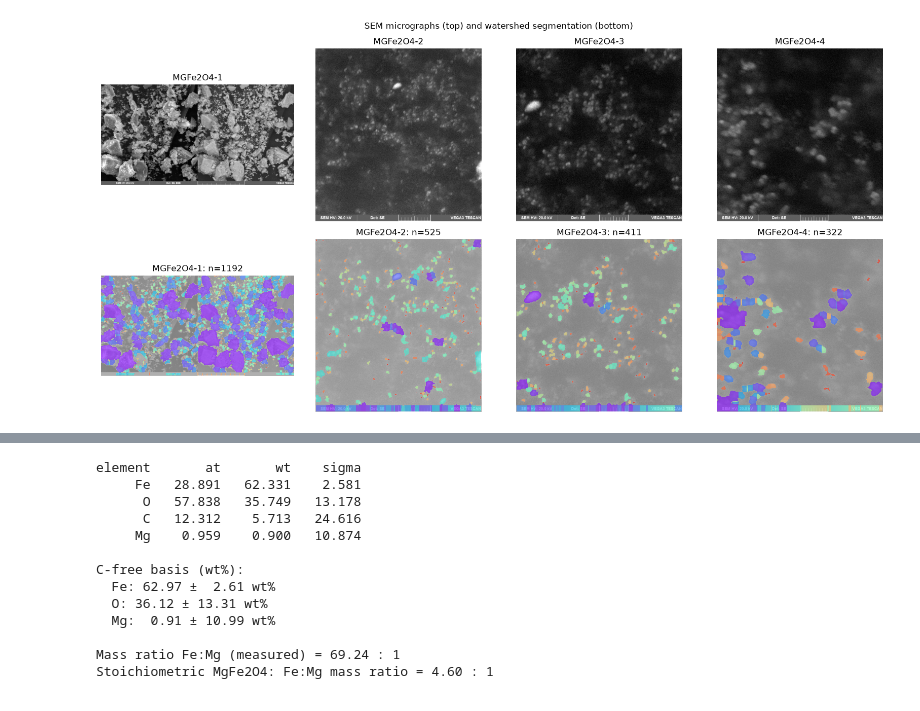
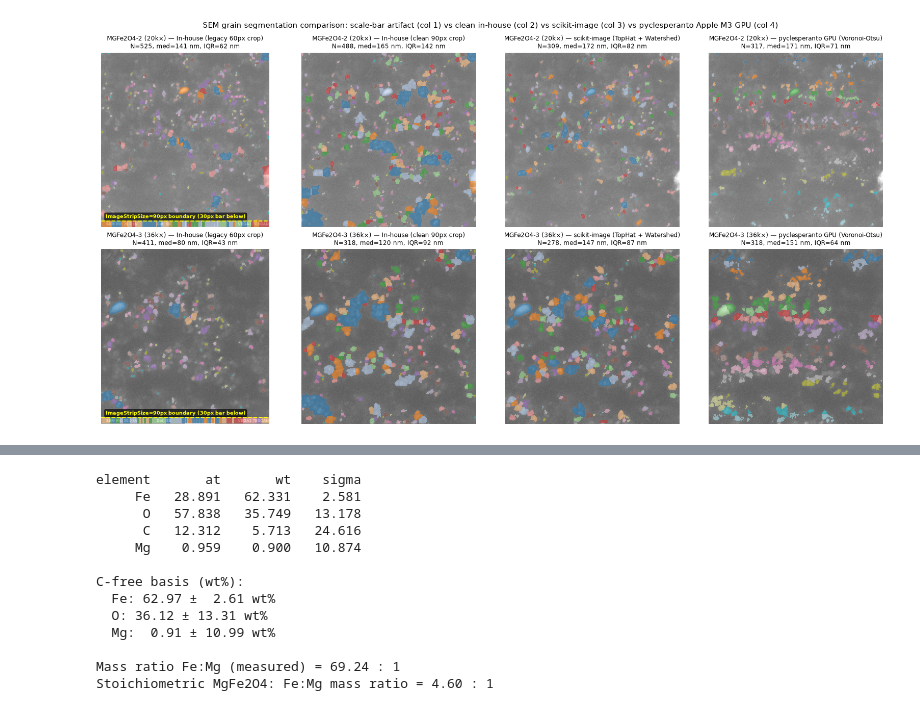
Before and after one commit to rifu-uni/tcb, a Jupyter notebook: analysis/notebooks/sem_grain_analysis.ipynb, the cells around one changed output, grey strips where cells are left out. Saved outputs shown, nothing was run; the diff lists cells and outputs as text; code cells hidden in the pictures.

```diff
--- a/analysis/notebooks/sem_grain_analysis.ipynb
+++ b/analysis/notebooks/sem_grain_analysis.ipynb
@@ -82,19 +186,29 @@ MGFe2O4-4: 322 grains, median=41 nm, mean=65 nm
 # %%
-fig, axes = plt.subplots(2, 4, figsize=(16, 8))
-for ax, k in zip(axes[0], IMAGES):
-    ax.imshow(results[k]['img'], cmap='gray')
-    ax.set_title(f"{k}  ({v['mag']:.0f}x)" if False else f"{k}")
-    ax.axis('off')
-for ax, k in zip(axes[1], IMAGES):
-    ax.imshow(results[k]['img'], cmap='gray', alpha=0.5)
-    ax.imshow(np.ma.array(results[k]['lab'], mask=results[k]['lab']==0),
-              cmap='rainbow', alpha=0.6, interpolation='nearest')
-    ax.set_title(f"{k}: n={len(results[k]['d'])}")
-    ax.axis('off')
-fig.suptitle('SEM micrographs (top) and watershed segmentation (bottom)')
+# Visual comparison across all 4 methods on MGFe2O4-2 (20kx) and MGFe2O4-3 (36kx)
+fig, axes = plt.subplots(2, 4, figsize=(16, 8.2))
+for row_idx, img_name in enumerate(['MGFe2O4-2', 'MGFe2O4-3']):
+    mag_kx = IMAGES[img_name]['mag'] / 1e3
+    for col_idx, (m_key, (m_label, _)) in enumerate(PIPELINES.items()):
+        ax = axes[row_idx, col_idx]
+        r = all_results[m_key][img_name]
+        ax.imshow(r['img'], cmap='gray', alpha=0.65)
+        ax.imshow(np.ma.array(r['lab'], mask=r['lab'] == 0),
+                  cmap='tab20', alpha=0.55, interpolation='nearest')
+        if m_key == 'inhouse_legacy60':
+            ax.axhline(768, color='yellow', ls='--', lw=1.4)
+            ax.text(20, 755, 'ImageStripSize=90px boundary (30px bar below)',
+                    color='yellow', fontsize=7, weight='bold',
+                    bbox=dict(boxstyle='round,pad=0.2', fc='black', alpha=0.65))
+        ax.set_title(f"{img_name} ({mag_kx:.0f}k×) — {m_label}\n"
+                     f"N={len(r['d'])}, med={np.median(r['d']):.0f} nm, IQR={np.percentile(r['d'],75)-np.percentile(r['d'],25):.0f} nm",
+                     fontsize=8.5)
+        ax.axis('off')
+
+fig.suptitle('SEM grain segmentation comparison: scale-bar artifact (col 1) vs clean in-house (col 2) vs scikit-image (col 3) vs pyclesperanto Apple M3 GPU (col 4)',
+             fontsize=11)
 fig.tight_layout()
-fig.savefig(FIGS/'sem_segmentation.png', dpi=200, bbox_inches='tight')
+fig.savefig(FIGS / 'sem_segmentation.png', dpi=200, bbox_inches='tight')
 plt.show()
 # %% [output]
-[figure, old version]
+[figure, new version]
 # %% [markdown]
```
Also changed, not shown: parts of 12 cells of this notebook, 8 other files.
